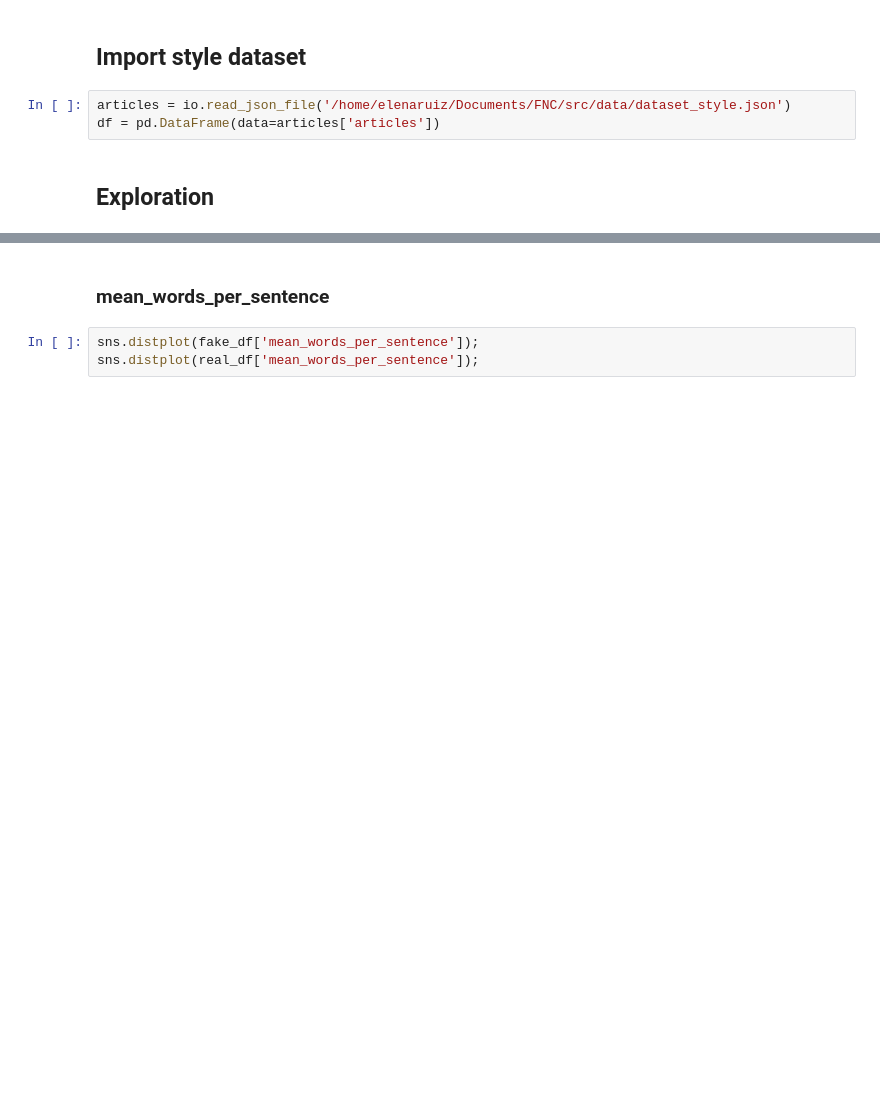
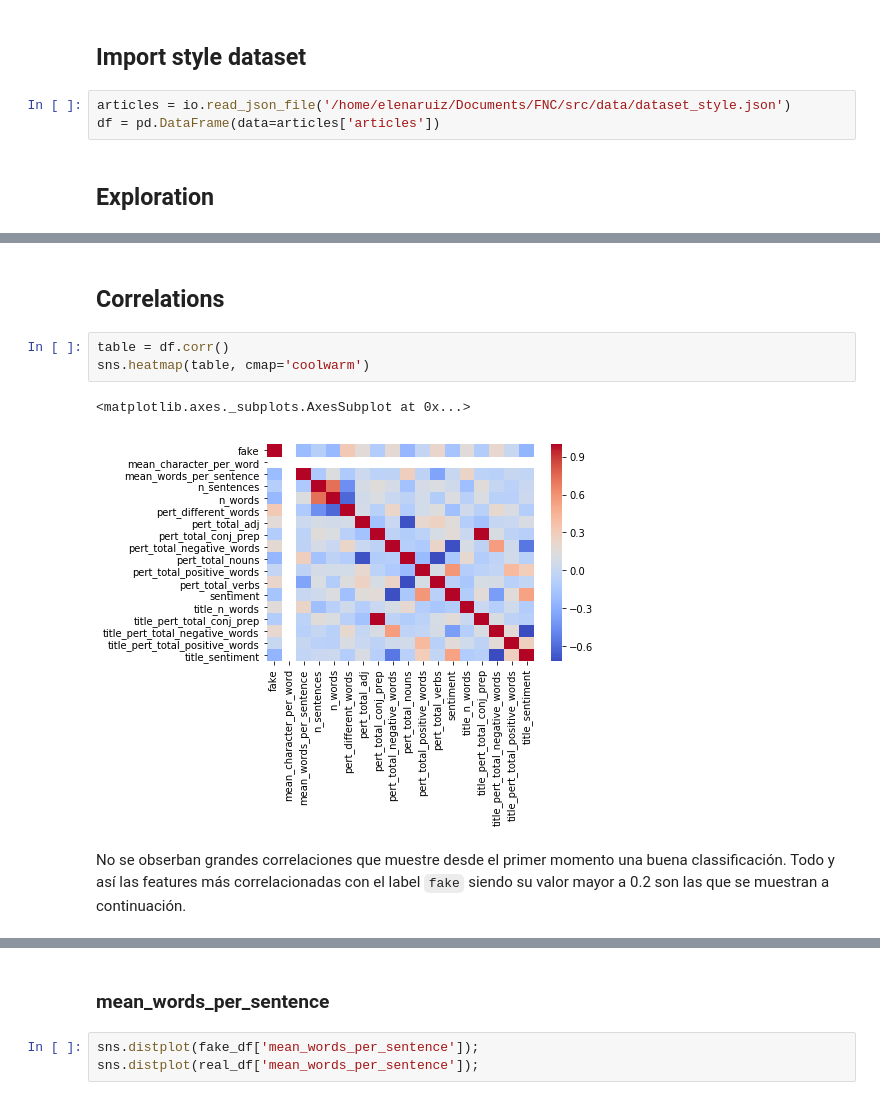
Before and after one commit to FNClassificator/FNC, a Jupyter notebook: src/fake_news_detector/exploration/dataset_exploration_style.ipynb, the cells around one changed output, grey strips where cells are left out. Saved outputs shown, nothing was run; the diff lists cells and outputs as text; blank space fills up the shorter version.

```diff
--- a/src/fake_news_detector/exploration/dataset_exploration_style.ipynb
+++ b/src/fake_news_detector/exploration/dataset_exploration_style.ipynb
@@ -29,0 +30,10 @@ df.head()
+# %% [markdown]
+## Correlations
+# %%
+table = df.corr()
+sns.heatmap(table, cmap='coolwarm')
+# %% [output]
+<matplotlib.axes._subplots.AxesSubplot at 0x...>
+[figure, added]
+# %% [markdown]
+No se obserban grandes correlaciones que muestre desde el primer momento una buena classificación. Todo y así las features más correlacionadas con el label `fake` siendo su valor mayor a 0.2 son las que se muestran a continuación.
```
Also changed, not shown: parts of 58 cells of this notebook.
